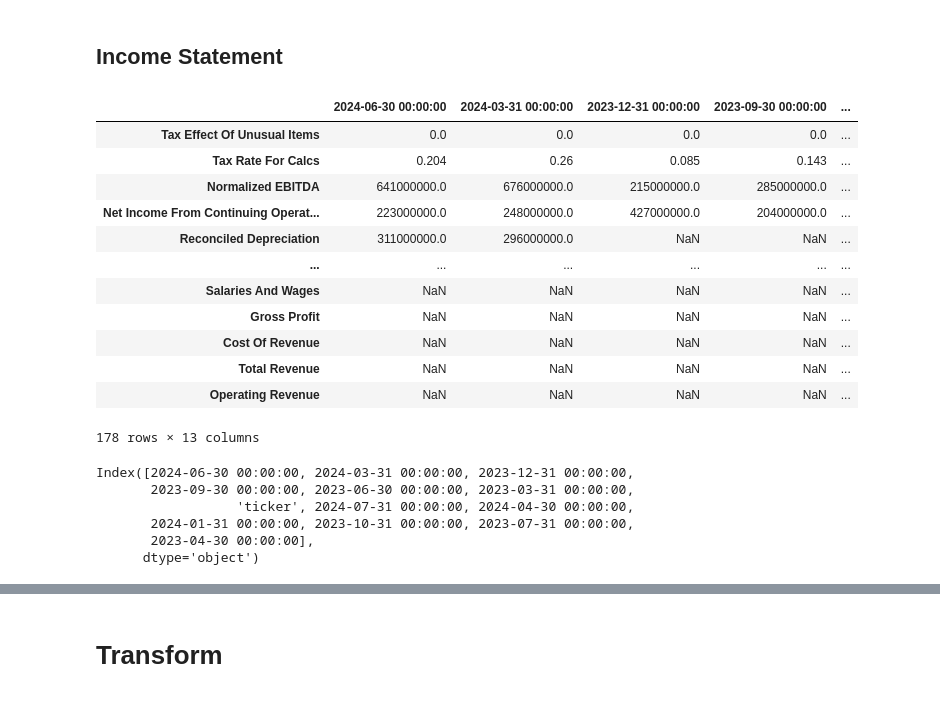
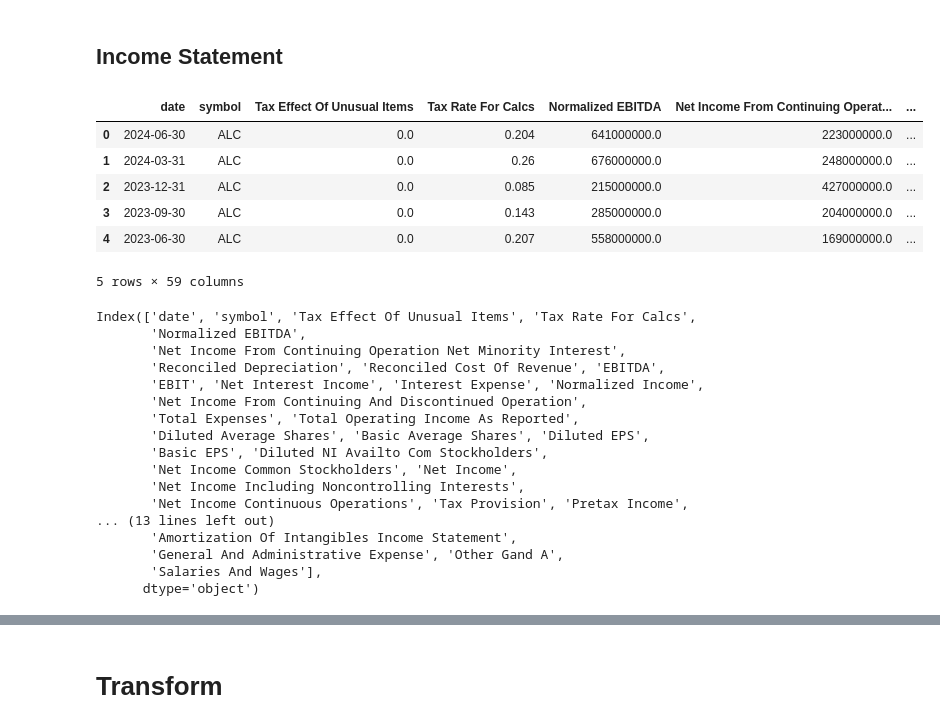
Before and after one commit to MarkPhamm/Alcon-Financial-Assistant, a Jupyter notebook: notebooks/ETL_quaterly.ipynb, the cells around one changed output, grey strips where cells are left out. Cells and saved outputs as stored; diff of their text form; code cells hidden in the pictures.

```diff
--- a/notebooks/ETL_quaterly.ipynb
+++ b/notebooks/ETL_quaterly.ipynb
@@ -45,12 +43,31 @@ def get_income_statement_quarterly(tickers):
         income_statement_quarterly = ticker.quarterly_financials if ticker.quarterly_financials is not None else pd.DataFrame()
 
         if not income_statement_quarterly.empty:
-            income_statement_quarterly['ticker'] = ticker_symbol
+            # Standardize date format
+            income_statement_quarterly.columns = pd.to_datetime(income_statement_quarterly.columns).to_period('Q').to_timestamp('Q')
+
+            # Transpose the DataFrame
+            income_statement_quarterly = income_statement_quarterly.T
+
+            # Reset index to make date a column
+            income_statement_quarterly.reset_index(inplace=True)
+            income_statement_quarterly.rename(columns={'index': 'date'}, inplace=True)
+
+            # Add ticker column
+            income_statement_quarterly['symbol'] = ticker_symbol
+
             all_data.append(income_statement_quarterly)
 
     # Concatenate all DataFrames into a single DataFrame
     if all_data:
-        result_df = pd.concat(all_data)
+        result_df = pd.concat(all_data, ignore_index=True)
+
+        # Reorder columns to have date and symbol first
+        cols = ['date', 'symbol'] + [col for col in result_df.columns if col not in ['date', 'symbol']]
+        result_df = result_df[cols]
+
+        # Sort by date (descending) and symbol
+        result_df = result_df.sort_values(['symbol', 'date'], ascending=[True, False])
     else:
         result_df = pd.DataFrame()
 
@@ -144,27 +261,32 @@ tickers = [
  ]
 # %%
 quarterly_income_statement_df = get_income_statement_quarterly(tickers = tickers)
-quarterly_income_statement_df
+quarterly_income_statement_df.head()
 # %% [output]
-|  | 2024-06-30 00:00:00 | 2024-03-31 00:00:00 | 2023-12-31 00:00:00 | 2023-09-30 00:00:00 | ... |
-| Tax Effect Of Unusual Items | 0.0 | 0.0 | 0.0 | 0.0 | ... |
-| Tax Rate For Calcs | 0.204 | 0.26 | 0.085 | 0.143 | ... |
-| Normalized EBITDA | 641000000.0 | 676000000.0 | 215000000.0 | 285000000.0 | ... |
-| Net Income From Continuing Operat... | 223000000.0 | 248000000.0 | 427000000.0 | 204000000.0 | ... |
-| Reconciled Depreciation | 311000000.0 | 296000000.0 | NaN | NaN | ... |
-| ... | ... | ... | ... | ... | ... |
-| Salaries And Wages | NaN | NaN | NaN | NaN | ... |
-| Gross Profit | NaN | NaN | NaN | NaN | ... |
-| Cost Of Revenue | NaN | NaN | NaN | NaN | ... |
-| Total Revenue | NaN | NaN | NaN | NaN | ... |
-| Operating Revenue | NaN | NaN | NaN | NaN | ... |
+|  | date | symbol | Tax Effect Of Unusual Items | Tax Rate For Calcs | Normalized EBITDA | Net Income From Continuing Operat... | ... |
+| 0 | 2024-06-30 | ALC | 0.0 | 0.204 | 641000000.0 | 223000000.0 | ... |
+| 1 | 2024-03-31 | ALC | 0.0 | 0.26 | 676000000.0 | 248000000.0 | ... |
+| 2 | 2023-12-31 | ALC | 0.0 | 0.085 | 215000000.0 | 427000000.0 | ... |
+| 3 | 2023-09-30 | ALC | 0.0 | 0.143 | 285000000.0 | 204000000.0 | ... |
+| 4 | 2023-06-30 | ALC | 0.0 | 0.207 | 558000000.0 | 169000000.0 | ... |
-178 rows × 13 columns
+5 rows × 59 columns
 # %%
 quarterly_income_statement_df.columns
 # %% [output]
-Index([2024-06-30 00:00:00, 2024-03-31 00:00:00, 2023-12-31 00:00:00,
-       2023-09-30 00:00:00, 2023-06-30 00:00:00, 2023-03-31 00:00:00,
-                  'ticker', 2024-07-31 00:00:00, 2024-04-30 00:00:00,
-       2024-01-31 00:00:00, 2023-10-31 00:00:00, 2023-07-31 00:00:00,
-       2023-04-30 00:00:00],
+Index(['date', 'symbol', 'Tax Effect Of Unusual Items', 'Tax Rate For Calcs',
+       'Normalized EBITDA',
+       'Net Income From Continuing Operation Net Minority Interest',
+       'Reconciled Depreciation', 'Reconciled Cost Of Revenue', 'EBITDA',
+       'EBIT', 'Net Interest Income', 'Interest Expense', 'Normalized Income',
+       'Net Income From Continuing And Discontinued Operation',
+       'Total Expenses', 'Total Operating Income As Reported',
+       'Diluted Average Shares', 'Basic Average Shares', 'Diluted EPS',
+       'Basic EPS', 'Diluted NI Availto Com Stockholders',
+       'Net Income Common Stockholders', 'Net Income',
+       'Net Income Including Noncontrolling Interests',
+       'Net Income Continuous Operations', 'Tax Provision', 'Pretax Income',
+... (13 lines left out)
+       'Amortization Of Intangibles Income Statement',
+       'General And Administrative Expense', 'Other Gand A',
+       'Salaries And Wages'],
       dtype='object')
```
Also changed, not shown: parts of 20 cells of this notebook, 1 other file.
